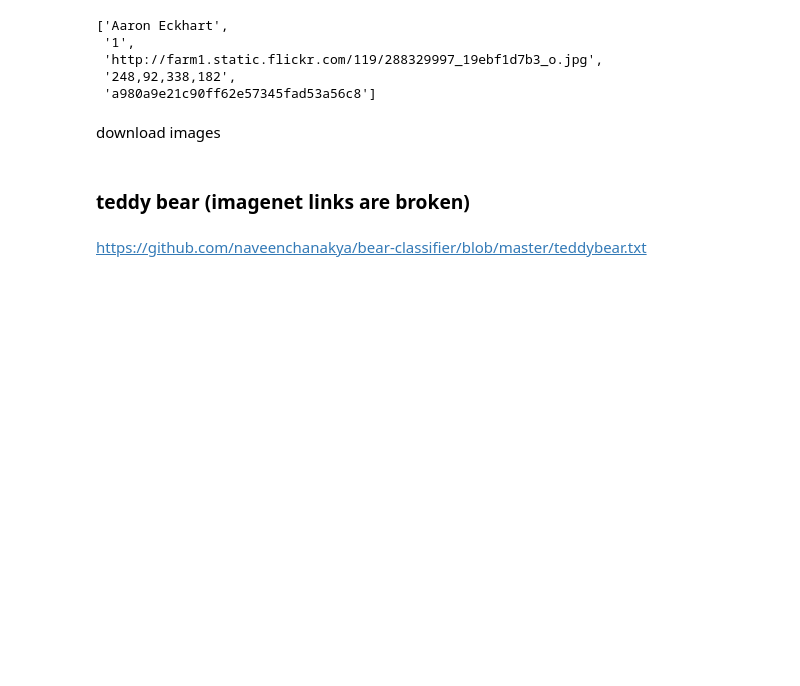
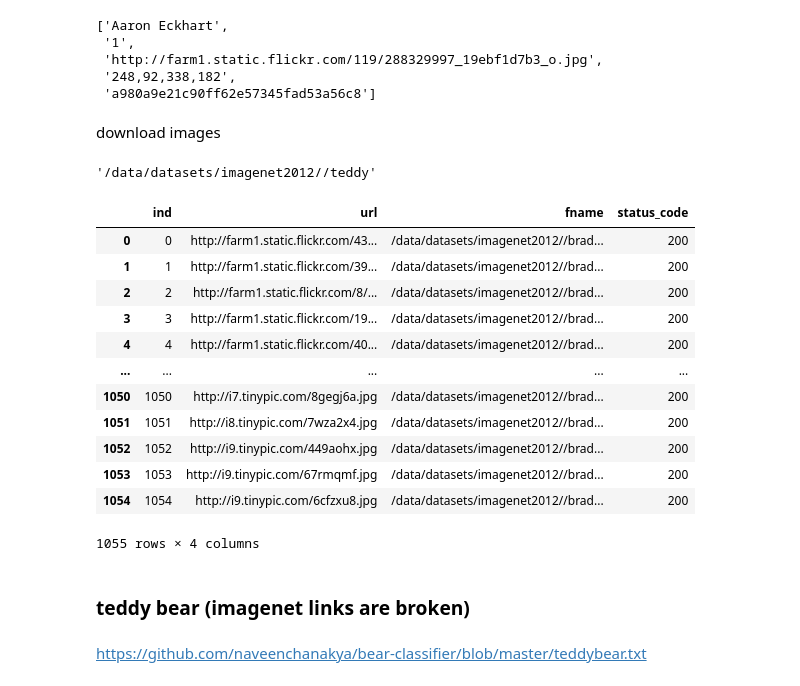
Before and after one commit to ivanlen/NotCodes, a Jupyter notebook: notebooks/download_images.ipynb, the cells around one changed output. Saved outputs shown, nothing was run; the diff lists cells and outputs as text; code cells hidden in the pictures; blank space fills up the shorter version.

```diff
--- a/notebooks/download_images.ipynb
+++ b/notebooks/download_images.ipynb
@@ -120,6 +120,26 @@ restuls_file = '{}/results.json'.format(wind_path)
 pd_results.to_json(restuls_file)
 
 pool.close()
+# %%
+wind_path
+# %% [output]
+'/data/datasets/imagenet2012//teddy'
+# %%
+pd.read_json('/data/datasets/imagenet2012/brad/curated_results.json')
+# %% [output]
+|  | ind | url | fname | status_code |
+| 0 | 0 | http://farm1.static.flickr.com/43... | /data/datasets/imagenet2012//brad... | 200 |
+| 1 | 1 | http://farm1.static.flickr.com/39... | /data/datasets/imagenet2012//brad... | 200 |
+| 2 | 2 | http://farm1.static.flickr.com/8/... | /data/datasets/imagenet2012//brad... | 200 |
+| 3 | 3 | http://farm1.static.flickr.com/19... | /data/datasets/imagenet2012//brad... | 200 |
+| 4 | 4 | http://farm1.static.flickr.com/40... | /data/datasets/imagenet2012//brad... | 200 |
+| ... | ... | ... | ... | ... |
+| 1050 | 1050 | http://i7.tinypic.com/8gegj6a.jpg | /data/datasets/imagenet2012//brad... | 200 |
+| 1051 | 1051 | http://i8.tinypic.com/7wza2x4.jpg | /data/datasets/imagenet2012//brad... | 200 |
+| 1052 | 1052 | http://i9.tinypic.com/449aohx.jpg | /data/datasets/imagenet2012//brad... | 200 |
+| 1053 | 1053 | http://i9.tinypic.com/67rmqmf.jpg | /data/datasets/imagenet2012//brad... | 200 |
+| 1054 | 1054 | http://i9.tinypic.com/6cfzxu8.jpg | /data/datasets/imagenet2012//brad... | 200 |
+1055 rows × 4 columns
 # %% [markdown]
 ### teddy bear (imagenet links are broken)
 # %% [markdown]
```
Also changed, not shown: parts of 5 cells of this notebook, 13 other files.
